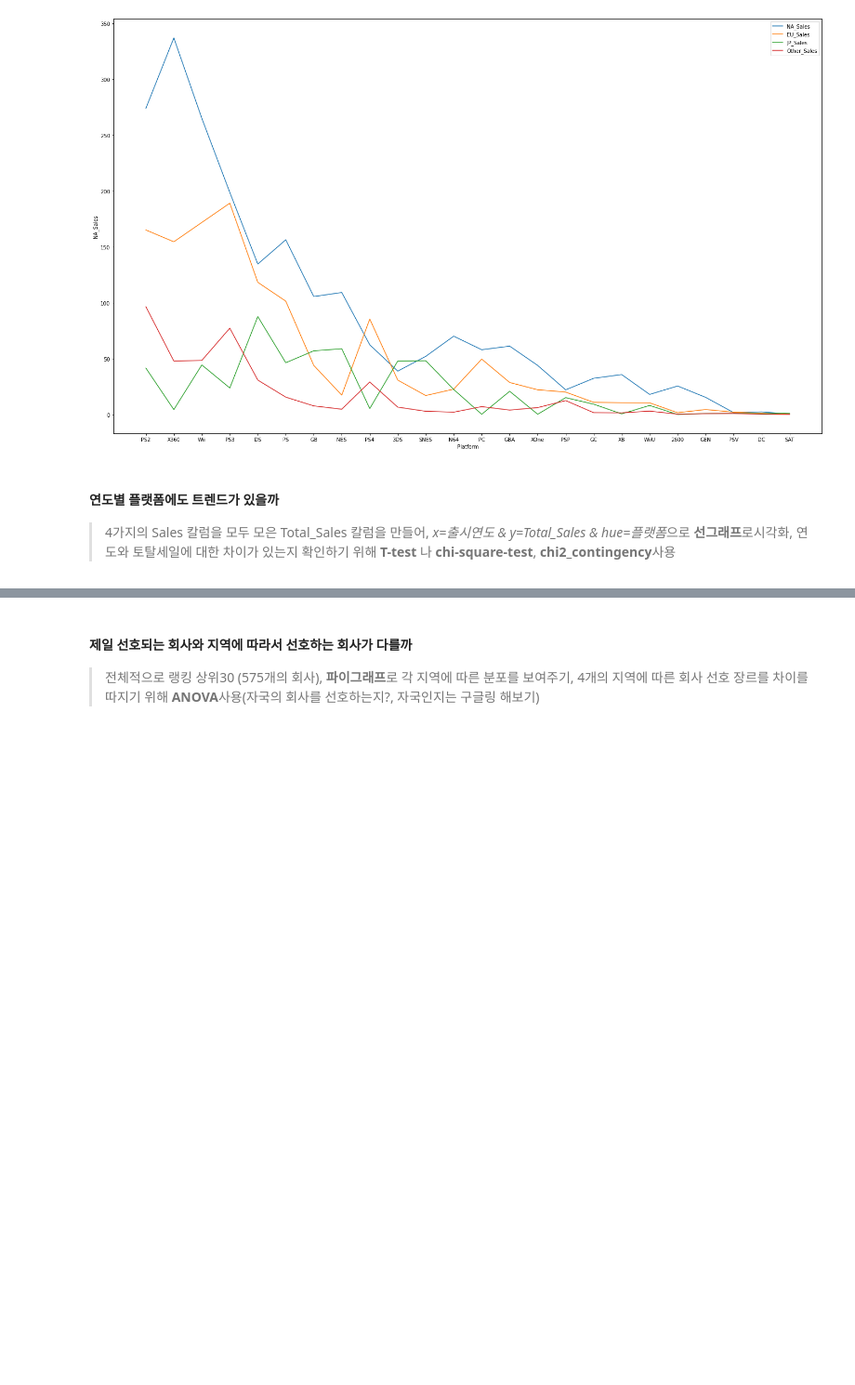
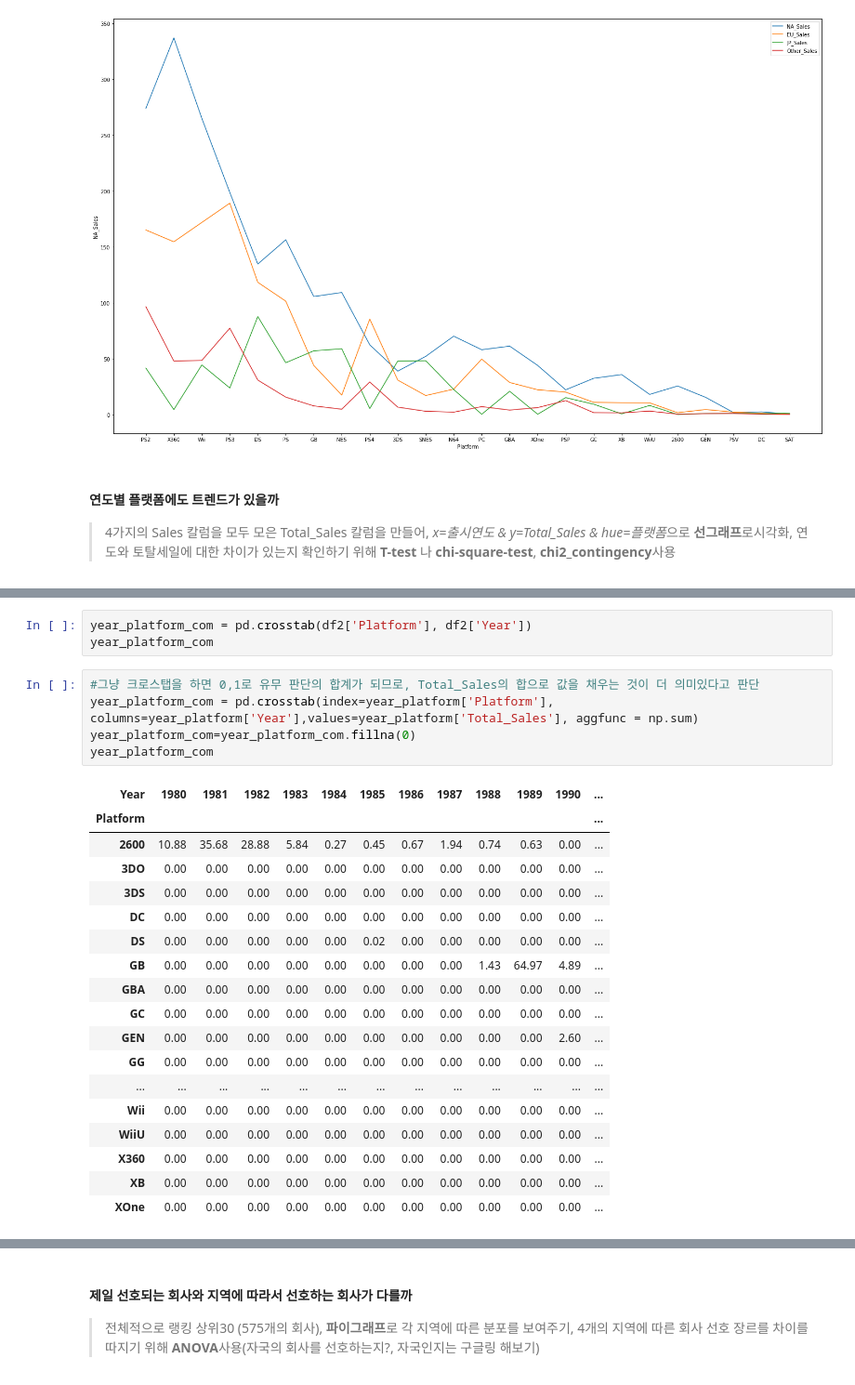
Before and after one commit to ohyunju/projects, a Jupyter notebook: project1/Project1.ipynb, the cells around one changed output, grey strips where cells are left out. Shown at 93% size. Cells and saved outputs as stored; diff of their text form; blank space fills up the shorter version.

```diff
--- a/project1/Project1.ipynb
+++ b/project1/Project1.ipynb
@@ -914,0 +942,27 @@ plt.show()
+# %%
+year_platform_com = pd.crosstab(df2['Platform'], df2['Year'])
+year_platform_com
+# %%
+#그냥 크로스탭을 하면 0,1로 유무 판단의 합계가 되므로, Total_Sales의 합으로 값을 채우는 것이 더 의미있다고 판단
+year_platform_com = pd.crosstab(index=year_platform['Platform'], columns=year_platform['Year'],values=year_platform['Total_Sales'], aggfunc = np.sum)
+year_platform_com=year_platform_com.fillna(0)
+year_platform_com
+# %% [output]
+| Year | 1980 | 1981 | 1982 | 1983 | 1984 | 1985 | 1986 | 1987 | 1988 | 1989 | 1990 | ... |
+| Platform |  |  |  |  |  |  |  |  |  |  |  | ... |
+| 2600 | 10.88 | 35.68 | 28.88 | 5.84 | 0.27 | 0.45 | 0.67 | 1.94 | 0.74 | 0.63 | 0.00 | ... |
+| 3DO | 0.00 | 0.00 | 0.00 | 0.00 | 0.00 | 0.00 | 0.00 | 0.00 | 0.00 | 0.00 | 0.00 | ... |
+| 3DS | 0.00 | 0.00 | 0.00 | 0.00 | 0.00 | 0.00 | 0.00 | 0.00 | 0.00 | 0.00 | 0.00 | ... |
+| DC | 0.00 | 0.00 | 0.00 | 0.00 | 0.00 | 0.00 | 0.00 | 0.00 | 0.00 | 0.00 | 0.00 | ... |
+| DS | 0.00 | 0.00 | 0.00 | 0.00 | 0.00 | 0.02 | 0.00 | 0.00 | 0.00 | 0.00 | 0.00 | ... |
+| GB | 0.00 | 0.00 | 0.00 | 0.00 | 0.00 | 0.00 | 0.00 | 0.00 | 1.43 | 64.97 | 4.89 | ... |
+| GBA | 0.00 | 0.00 | 0.00 | 0.00 | 0.00 | 0.00 | 0.00 | 0.00 | 0.00 | 0.00 | 0.00 | ... |
+| GC | 0.00 | 0.00 | 0.00 | 0.00 | 0.00 | 0.00 | 0.00 | 0.00 | 0.00 | 0.00 | 0.00 | ... |
+| GEN | 0.00 | 0.00 | 0.00 | 0.00 | 0.00 | 0.00 | 0.00 | 0.00 | 0.00 | 0.00 | 2.60 | ... |
+| GG | 0.00 | 0.00 | 0.00 | 0.00 | 0.00 | 0.00 | 0.00 | 0.00 | 0.00 | 0.00 | 0.00 | ... |
+| ... | ... | ... | ... | ... | ... | ... | ... | ... | ... | ... | ... | ... |
+| Wii | 0.00 | 0.00 | 0.00 | 0.00 | 0.00 | 0.00 | 0.00 | 0.00 | 0.00 | 0.00 | 0.00 | ... |
+| WiiU | 0.00 | 0.00 | 0.00 | 0.00 | 0.00 | 0.00 | 0.00 | 0.00 | 0.00 | 0.00 | 0.00 | ... |
+| X360 | 0.00 | 0.00 | 0.00 | 0.00 | 0.00 | 0.00 | 0.00 | 0.00 | 0.00 | 0.00 | 0.00 | ... |
+| XB | 0.00 | 0.00 | 0.00 | 0.00 | 0.00 | 0.00 | 0.00 | 0.00 | 0.00 | 0.00 | 0.00 | ... |
+| XOne | 0.00 | 0.00 | 0.00 | 0.00 | 0.00 | 0.00 | 0.00 | 0.00 | 0.00 | 0.00 | 0.00 | ... |
```
Also changed, not shown: parts of 8 cells of this notebook.
